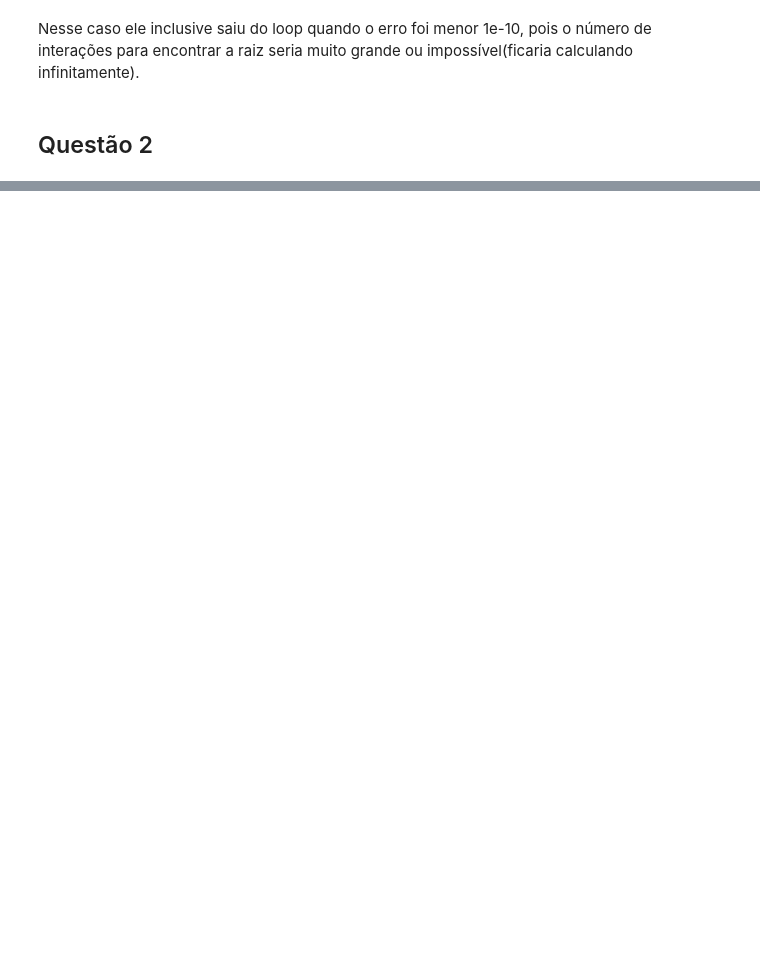
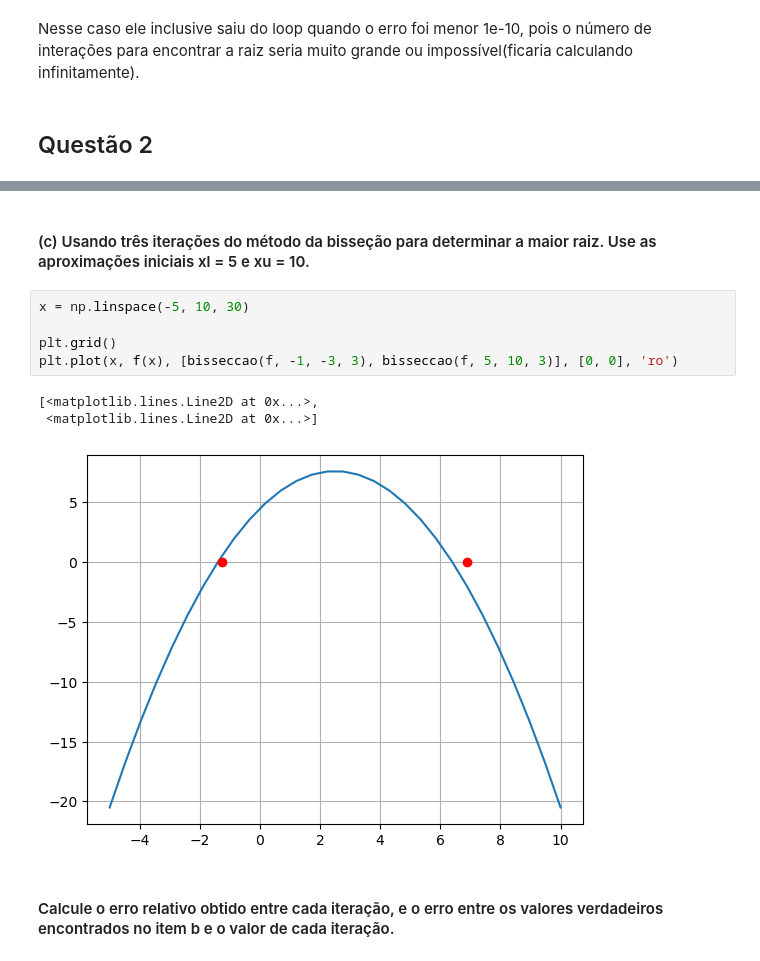
Before and after one commit to smalljooj/metodosNumericos, a Jupyter notebook: Ex2_Metodo_Bisseccao.ipynb, the cells around one changed output, grey strips where cells are left out. Cells and saved outputs as stored; diff of their text form; blank space fills up the shorter version.

```diff
--- a/Ex2_Metodo_Bisseccao.ipynb
+++ b/Ex2_Metodo_Bisseccao.ipynb
@@ -49,0 +84,13 @@ Nesse caso ele inclusive saiu do loop quando o erro foi menor 1e-10, pois o núm
+# %% [markdown]
+#### (c) Usando três iterações do método da bisseção para determinar a maior raiz. Use as aproximações iniciais xl = 5 e xu = 10.
+# %%
+x = np.linspace(-5, 10, 30)
+
+plt.grid()
+plt.plot(x, f(x), [bisseccao(f, -1, -3, 3), bisseccao(f, 5, 10, 3)], [0, 0], 'ro')
+# %% [output]
+[<matplotlib.lines.Line2D at 0x...>,
+ <matplotlib.lines.Line2D at 0x...>]
+[figure, added]
+# %% [markdown]
+#### Calcule o erro relativo obtido entre cada iteração, e o erro entre os valores verdadeiros encontrados no item b e o valor de cada iteração.
```
Also changed, not shown: parts of 28 cells of this notebook, 3 other files.
